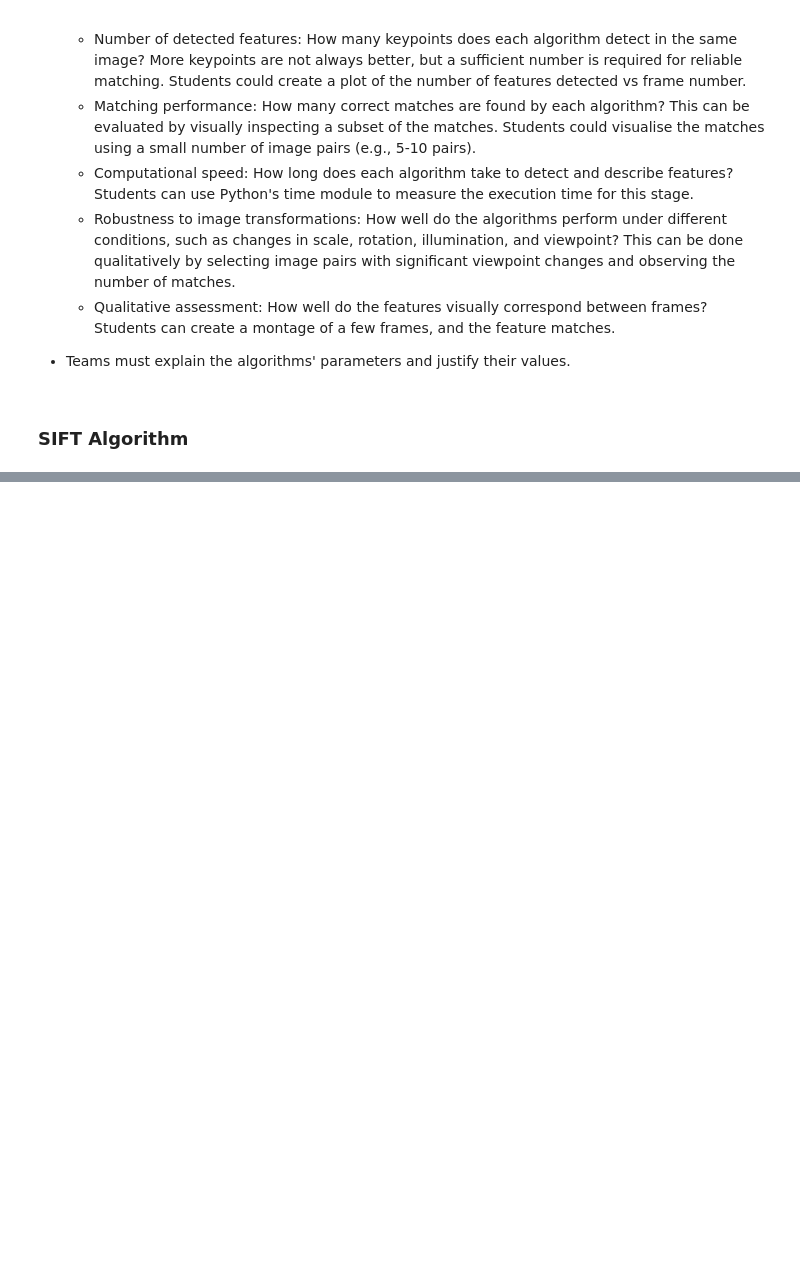
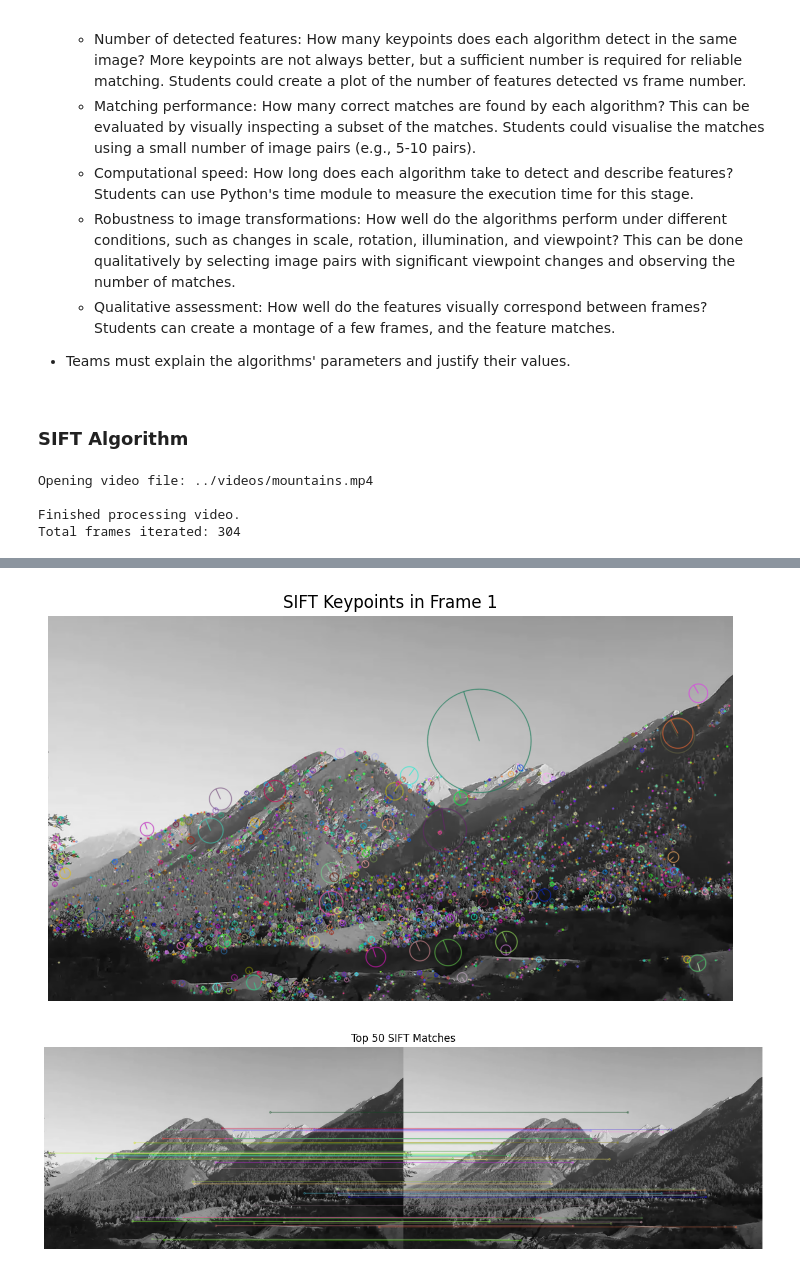
Before and after one commit to Matthew-Pirotta/Video-CV, a Jupyter notebook: notebooks/Daniela_SIFT.ipynb, the cells around one changed output, grey strips where cells are left out. Saved outputs shown, nothing was run; the diff lists cells and outputs as text; code cells hidden in the pictures; blank space fills up the shorter version.

Commit message:
UPDATED sift algorithm

```diff
--- a/notebooks/Daniela_SIFT.ipynb
+++ b/notebooks/Daniela_SIFT.ipynb
@@ -22,11 +21,60 @@ import numpy as np
 import time
+# %%
+# pip install imageio[ffmpeg]
+import imageio.v3 as iio
+import matplotlib.pyplot as plt
+
+def load_video_frames(video_path, frame_interval=10, display_frames=True):
+    # Load frames from a video file at specified intervals.
+
+    frame_count = 0
+    frames = []  # List to store frames for visualization
+
+    try:
+        print(f"Opening video file: {video_path}")
+
+        # Iterate through frames in the video file
+        for frame in iio.imiter(video_path):
+            if frame_count % frame_interval == 0:
+                frames.append(frame)  # Store frame in list
+
+                # Display frame if display_frames is True
+                if display_frames:
+                    plt.imshow(frame)
+                    plt.title(f'Frame {frame_count}')
+                    plt.axis('off')
+                    plt.show()
+
+            frame_count += 1
+
+    except FileNotFoundError:
+        print(f"Error: Video file not found at {video_path}")
+        return [], 0
+    except Exception as e:
+        print(f"An error occurred while processing the video: {e}")
+        return [], 0
+
+    print(f"\nFinished processing video.")
+    print(f"Total frames iterated: {frame_count}")
+
+    return frames
+
+frames = load_video_frames('../videos/mountains.mp4', frame_interval=1, display_frames=False)
+# %% [output]
+Opening video file: ../videos/mountains.mp4
+
+Finished processing video.
+Total frames iterated: 304
 # %%
+filepath1 = "../Images/Tesla-model-s-2022.jpg"
+filepath2 = "../Images/tesla-model-s-used.jpg"
+
 # Load two sample grayscale frames
-img1 = cv2.imread('frame1.jpg', cv2.IMREAD_GRAYSCALE)
-img2 = cv2.imread('frame2.jpg', cv2.IMREAD_GRAYSCALE)
+img1 = cv2.cvtColor(frames[0], cv2.COLOR_BGR2GRAY)
+img2 = cv2.cvtColor(frames[7], cv2.COLOR_BGR2GRAY)
 
-# Initialize SIFT detector
-sift = cv2.SIFT_create()  # You can also pass parameters here if tuning
+# Initialize SIFT detector - TO TUNE PARAMETERS
+sift = cv2.SIFT_create(nfeatures=500, contrastThreshold=0.04, edgeThreshold=10, sigma=1.6)
 
 # Time the detection and description process
 start_time = time.time()
@@ -55,3 +103,4 @@ plt.imshow(img_matches)
 plt.title("Top 50 SIFT Matches")
 plt.axis('off')
 plt.show()
+# %% [output]
@@ -57,0 +108,2 @@ plt.show()
+[figure, added]
+[figure, added]
```
Also changed, not shown: parts of 2 cells of this notebook.
